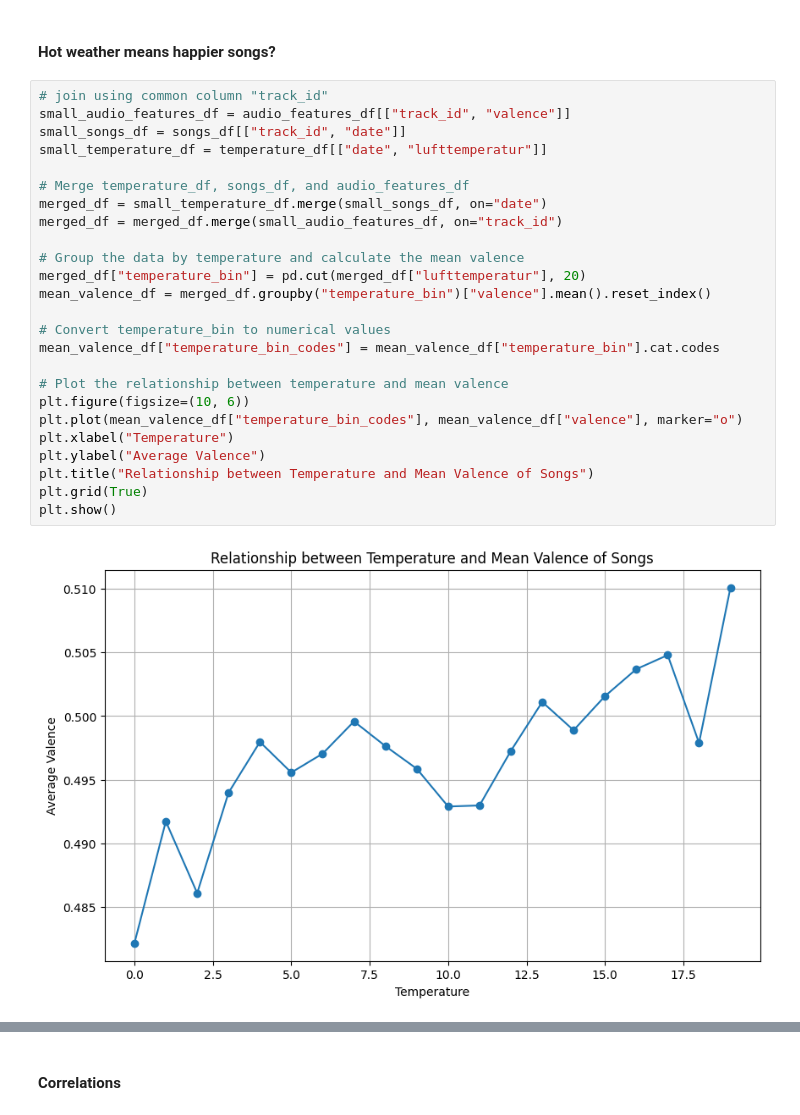
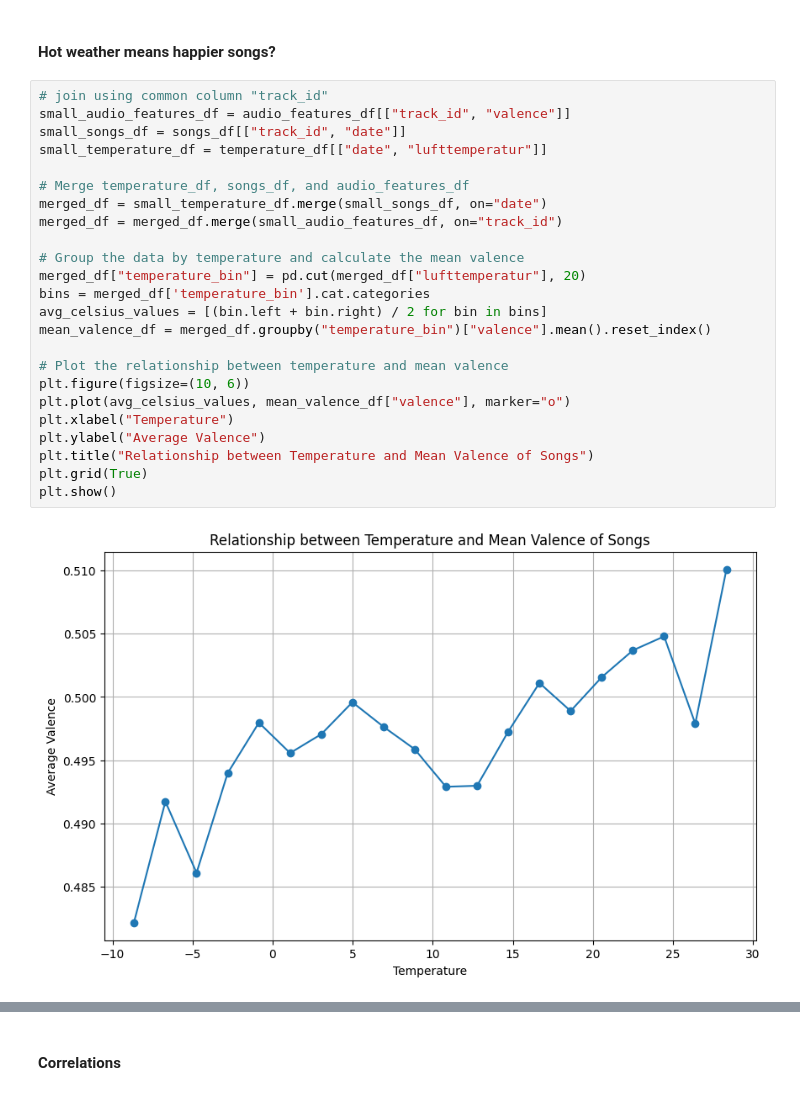
Before and after one commit to quicktus/2023-amse, a Jupyter notebook: exploration.ipynb, the cells around one changed output, grey strips where cells are left out. Drawn from its saved outputs; the diff is of its cells as text.

Commit message:
fix temperature labels

```diff
--- a/exploration.ipynb
+++ b/exploration.ipynb
@@ -283,30 +275,29 @@ plt.show()
 # %%
 # join using common column "track_id"
 small_audio_features_df = audio_features_df[["track_id", "valence"]]
 small_songs_df = songs_df[["track_id", "date"]]
 small_temperature_df = temperature_df[["date", "lufttemperatur"]]
 
 # Merge temperature_df, songs_df, and audio_features_df
 merged_df = small_temperature_df.merge(small_songs_df, on="date")
 merged_df = merged_df.merge(small_audio_features_df, on="track_id")
 
 # Group the data by temperature and calculate the mean valence
 merged_df["temperature_bin"] = pd.cut(merged_df["lufttemperatur"], 20)
+bins = merged_df['temperature_bin'].cat.categories
+avg_celsius_values = [(bin.left + bin.right) / 2 for bin in bins]
 mean_valence_df = merged_df.groupby("temperature_bin")["valence"].mean().reset_index()
-
-# Convert temperature_bin to numerical values
-mean_valence_df["temperature_bin_codes"] = mean_valence_df["temperature_bin"].cat.codes
 
 # Plot the relationship between temperature and mean valence
 plt.figure(figsize=(10, 6))
-plt.plot(mean_valence_df["temperature_bin_codes"], mean_valence_df["valence"], marker="o")
+plt.plot(avg_celsius_values, mean_valence_df["valence"], marker="o")
 plt.xlabel("Temperature")
 plt.ylabel("Average Valence")
 plt.title("Relationship between Temperature and Mean Valence of Songs")
 plt.grid(True)
 plt.show()
 # %% [output]
-[figure, old version]
+[figure, new version]
 # %%
 # join using common column "track_id"
 small_audio_features_df = audio_features_df[["track_id", "energy"]]
```
Also changed, not shown: parts of 3 cells of this notebook.
